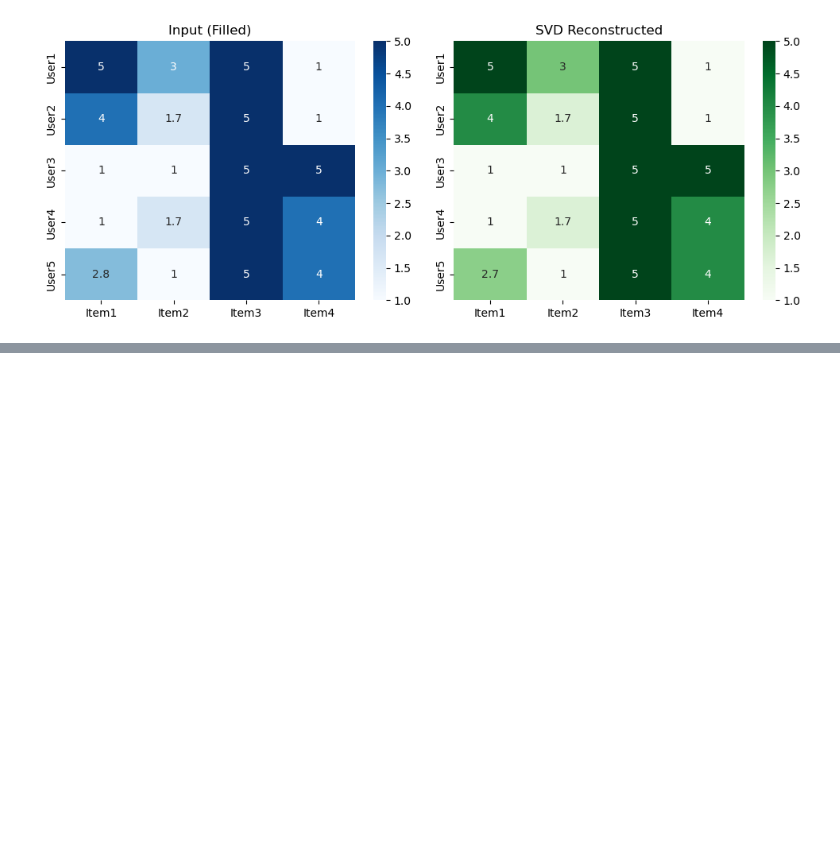
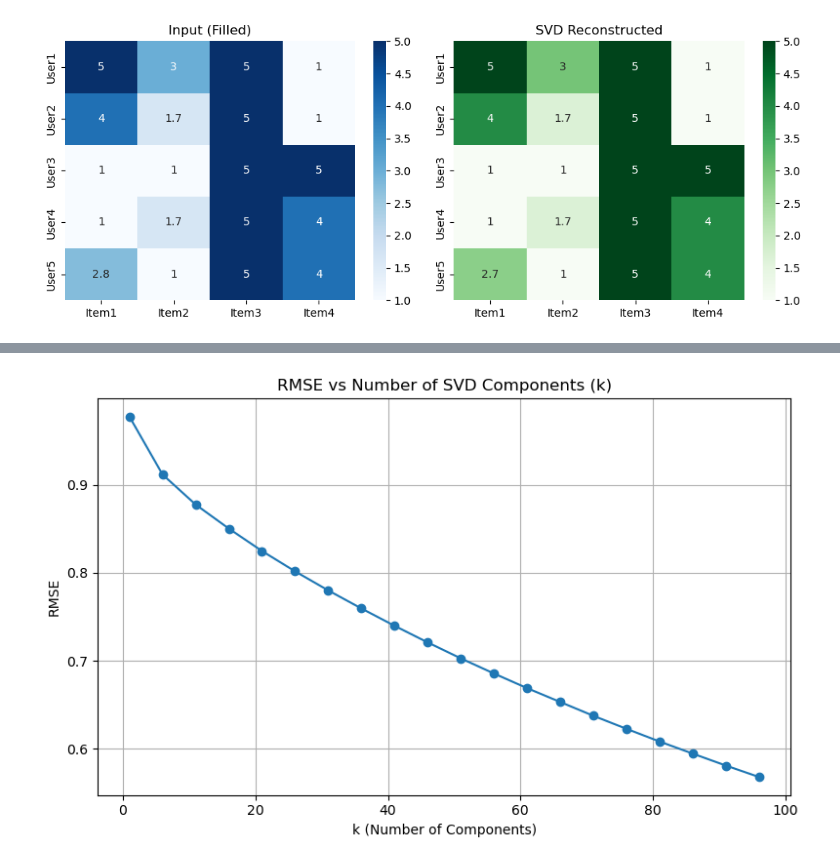
Before and after one commit to allisonprabakar12/ml-recommendation-project, a Jupyter notebook: matrix-completion.ipynb, the cells around one changed output, grey strips where cells are left out. Drawn from its saved outputs; the diff is of its cells as text; code cells hidden in the pictures; blank space fills up the shorter version.

Commit message:
Add SVD-based matrix completion with RMSE evaluation and k-selection

```diff
--- a/matrix-completion.ipynb
+++ b/matrix-completion.ipynb
@@ -245,0 +325,36 @@ plt.show()
+# %%
+
+from sklearn.metrics import mean_squared_error
+
+
+# Create user–item matrix and fill missing values
+user_item_matrix = ratings.pivot_table(index="user_id", columns="item_id", values="rating")
+filled_matrix = user_item_matrix.apply(lambda col: col.fillna(col.mean()), axis=0)
+
+# Apply SVD
+R = filled_matrix.values
+U, S, Vt = svd(R, full_matrices=False)
+mask = ~np.isnan(user_item_matrix.values)
+true_values = user_item_matrix.values[mask]
+
+# Test multiple values of k and compute RMSE
+k_values = list(range(1, 101, 5))
+rmse_values = []
+
+for k in k_values:
+    R_k = np.dot(U[:, :k], np.dot(np.diag(S[:k]), Vt[:k, :]))
+    pred_values = R_k[mask]
+    rmse_k = np.sqrt(mean_squared_error(true_values, pred_values))
+    rmse_values.append(rmse_k)
+
+# Plot RMSE vs k
+plt.figure(figsize=(8, 5))
+plt.plot(k_values, rmse_values, marker='o')
+plt.title("RMSE vs Number of SVD Components (k)")
+plt.xlabel("k (Number of Components)")
+plt.ylabel("RMSE")
+plt.grid(True)
+plt.tight_layout()
+plt.show()
+# %% [output]
+[figure, added]
```
Also changed, not shown: parts of 16 cells of this notebook.
